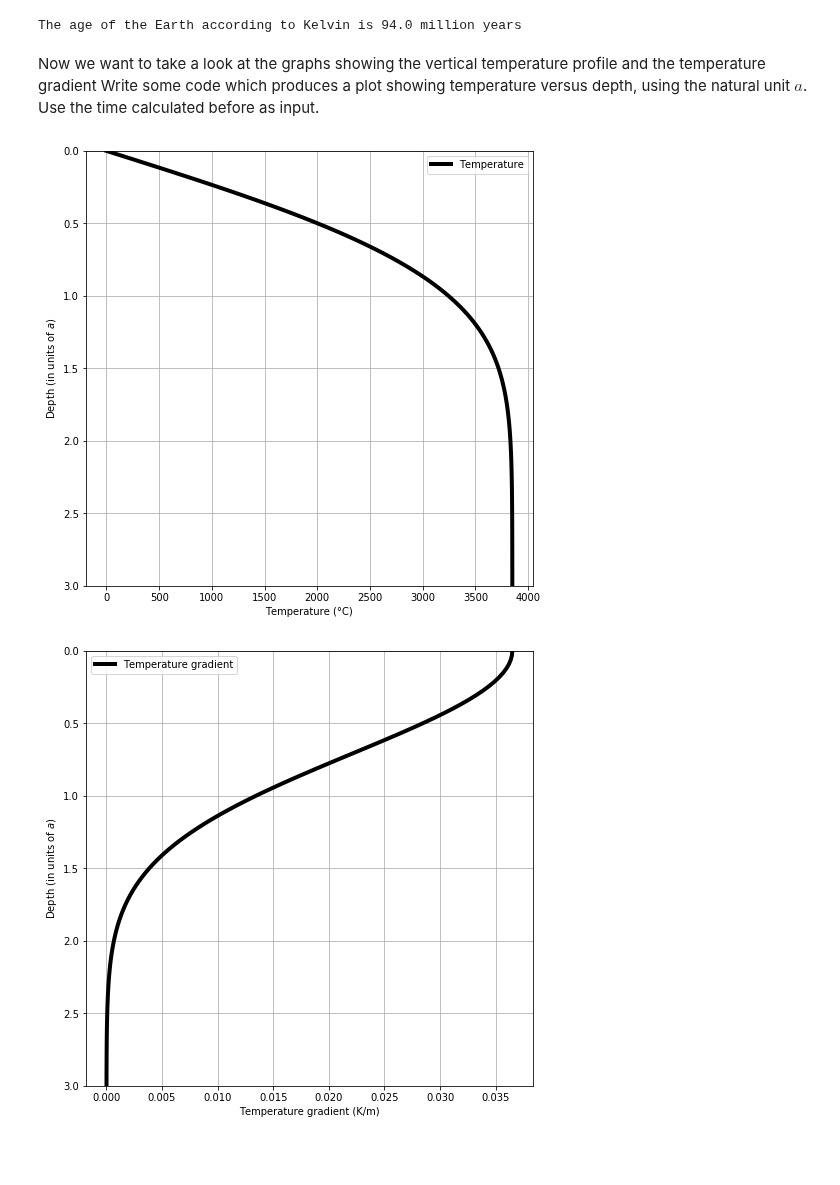
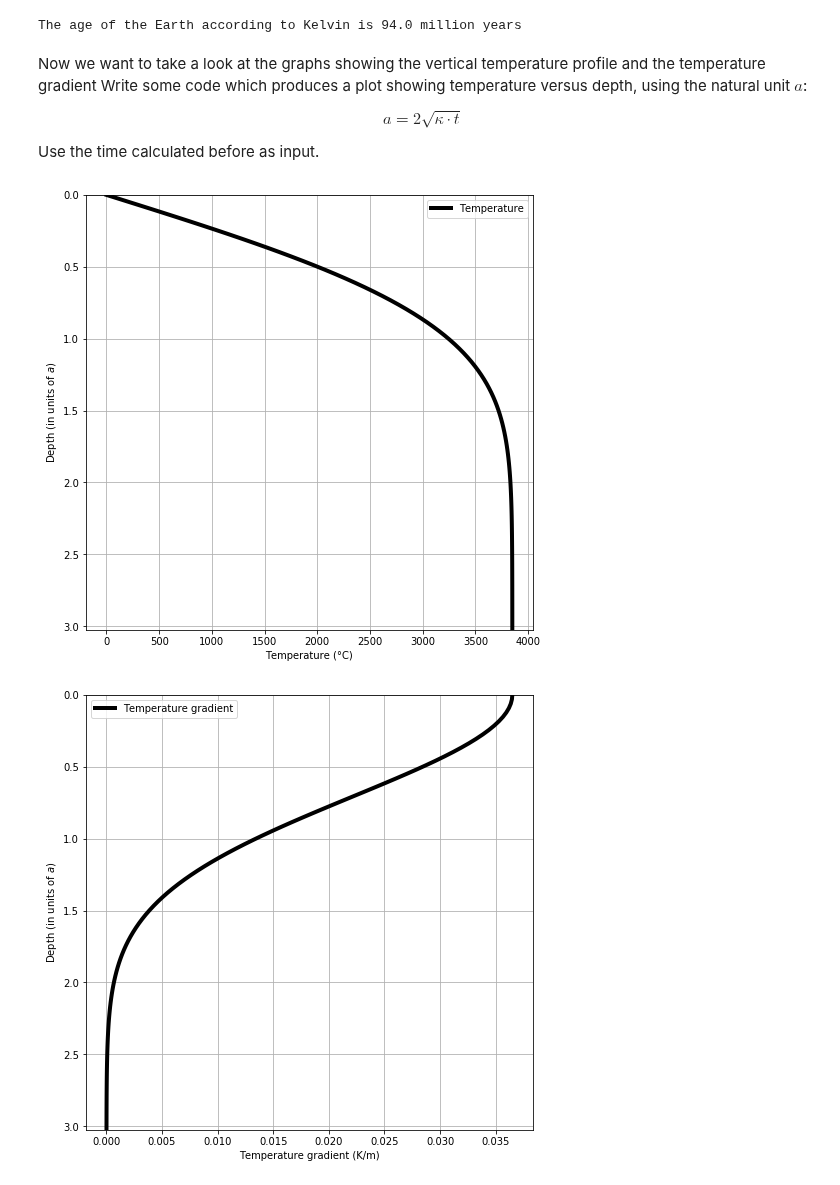
Before and after one commit to Japhiolite/geothermics, a Jupyter notebook: 02_Kelvins_Age_Dating_Earth.ipynb, the cells around one changed output. Drawn from its saved outputs; the diff is of its cells as text; code cells hidden in the pictures; blank space fills up the shorter version.

```diff
--- a/02_Kelvins_Age_Dating_Earth.ipynb
+++ b/02_Kelvins_Age_Dating_Earth.ipynb
@@ -40,11 +41,15 @@ print("The age of the Earth according to Kelvin is {} million years".format(np.r
 The age of the Earth according to Kelvin is 94.0 million years
 # %% [markdown]
 Now we want to take a look at the graphs showing the vertical temperature profile and the temperature gradient
-Write some code which produces a plot showing temperature versus depth, using the natural unit $a$. Use the time calculated before as input.
+Write some code which produces a plot showing temperature versus depth, using the natural unit $a$:
+
+$$a=2\sqrt{\kappa \cdot t}$$
+
+Use the time calculated before as input.
 # %%
 import numpy as np
 import matplotlib.pyplot as plt
-import scipy
+import scipy as sc
 %matplotlib inline
 #from pylab import *
 # Parameters Kelvin used:
@@ -62,35 +67,35 @@ a=2*np.sqrt(kappa*tkelvin*yr2s); # Parameter a
 
 #T = np.array([0, 5000])
 x = np.linspace(0, 360000,100)
 # print(a)
 xa=x/a  # Use a as depth unit (characteristic depth)
-T = Tini*erf(x/a) # Analytical solution of the one dimensional heat transport equation
+T = Tini*sc.erf(xa) # Analytical solution of the one dimensional heat transport equation
 
 #time dependent temperature gradient beta at depth x:
 
 z=x/np.sqrt(kappa*tkelvin*yr2s)/2;
 
 beta=Tini/np.sqrt(np.pi*kappa*tkelvin*yr2s)*np.exp(-z**2);
 
 # plotting the temperature profile after time t (replace t for other times)
 fig = plt.figure(figsize=[8,8])
 plt.plot(T,xa,'-', linewidth=4, color='black', label='Temperature')
 #plt.set_ydir(gca,'YDir','reverse')
 plt.legend()
 plt.xlabel('Temperature (°C)')
 plt.ylabel('Depth (in units of $a$)')
-plt.ylim(3,0)
+plt.ylim(np.max(xa),0)
 plt.grid(True)
 
 # plotting the gradient
 
 fig = plt.figure(figsize=[8,8])
 plt.plot(beta,xa,'-', linewidth=4, color='black', label='Temperature gradient')
 plt.legend()
 plt.xlabel('Temperature gradient (K/m)')
 plt.ylabel('Depth (in units of $a$)')
-plt.ylim(3,0)
+plt.ylim(np.max(xa),0)
 plt.grid(True)
 # %% [output]
-[figure, old version]
+[figure, new version]
-[figure, old version]
+[figure, new version]
```
Also changed, not shown: parts of 1 cell of this notebook, 5 other files.
